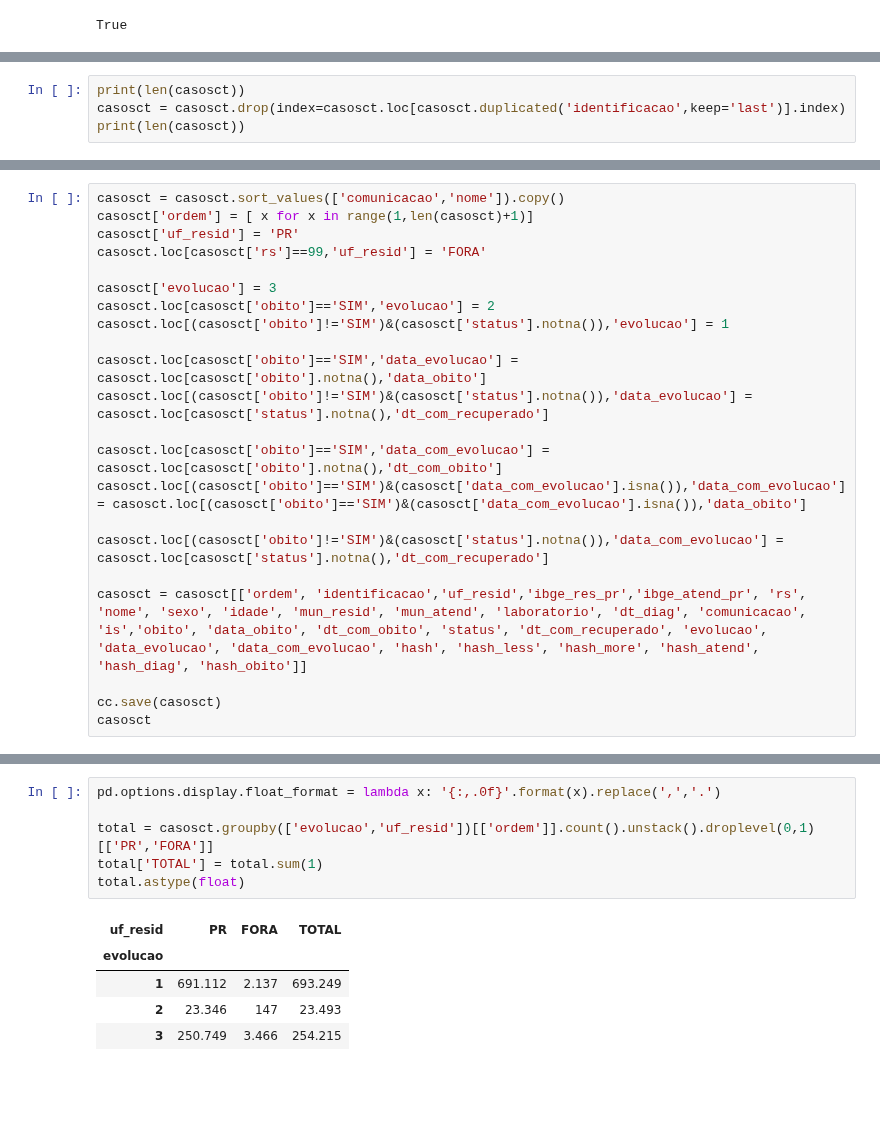
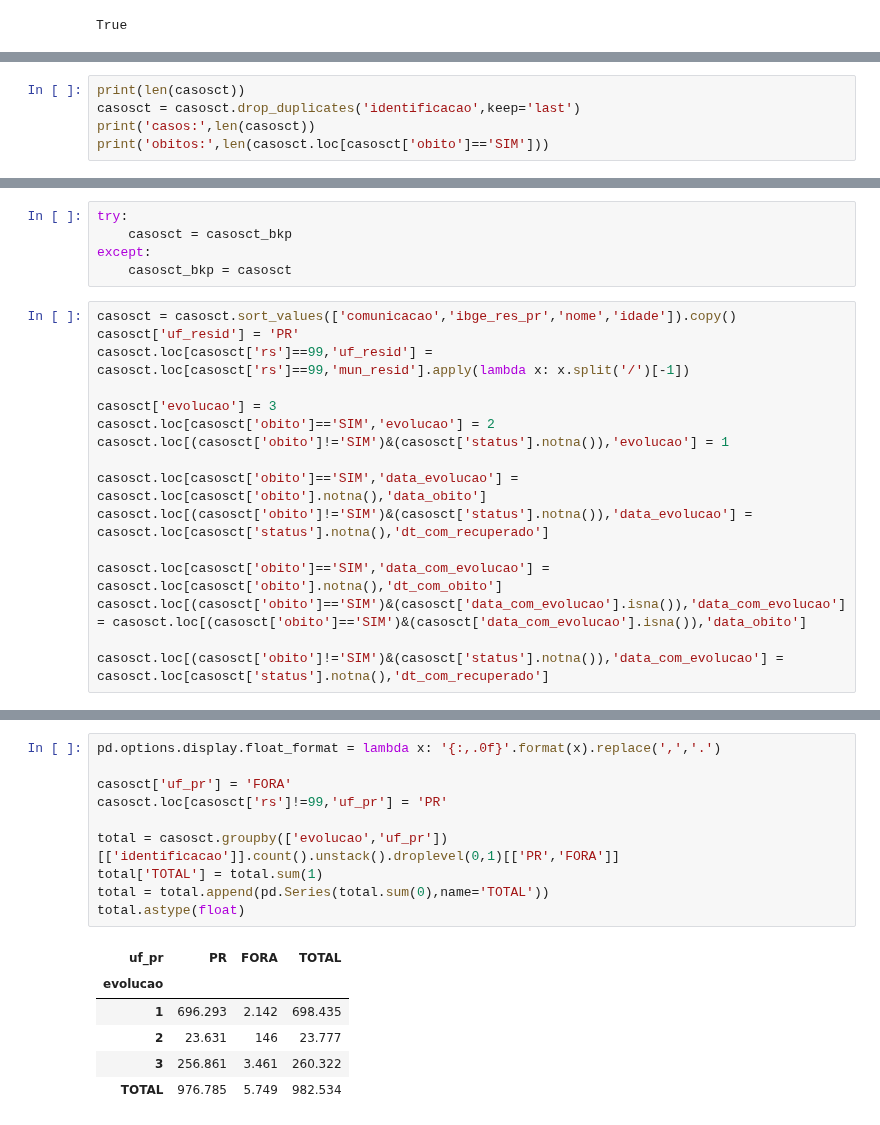
Before and after one commit to vinnylg/covid19datascience, a Jupyter notebook: notebooks/merge_access.ipynb, the cells around one changed output, grey strips where cells are left out. Drawn from its saved outputs; the diff is of its cells as text; blank space fills up the shorter version.

Commit message:
Finish merge_access
And prepare to init new casos_confirmados

```diff
--- a/notebooks/merge_access.ipynb
+++ b/notebooks/merge_access.ipynb
@@ -134,4 +134,0 @@ True
-# %%
-print(len(casosct))
-casosct = casosct.drop(index=casosct.loc[casosct.duplicated('identificacao',keep='last')].index)
-print(len(casosct))
@@ -157,0 +135,5 @@ len(casosct.loc[casosct['obito']=='SIM'])
+# %%
+print(len(casosct))
+casosct = casosct.drop_duplicates('identificacao',keep='last')
+print('casos:',len(casosct))
+print('obitos:',len(casosct.loc[casosct['obito']=='SIM']))
@@ -158,8 +144,12 @@ len(casosct.loc[casosct['obito']=='SIM'])
+# %%
+try:
+    casosct = casosct_bkp
+except:
+    casosct_bkp = casosct
 # %%
-casosct = casosct.sort_values(['comunicacao','nome']).copy()
-casosct['ordem'] = [ x for x in range(1,len(casosct)+1)]
+casosct = casosct.sort_values(['comunicacao','ibge_res_pr','nome','idade']).copy()
 casosct['uf_resid'] = 'PR'
-casosct.loc[casosct['rs']==99,'uf_resid'] = 'FORA'
+casosct.loc[casosct['rs']==99,'uf_resid'] = casosct.loc[casosct['rs']==99,'mun_resid'].apply(lambda x: x.split('/')[-1])
 
 casosct['evolucao'] = 3
 casosct.loc[casosct['obito']=='SIM','evolucao'] = 2
@@ -172,8 +162,3 @@ casosct.loc[casosct['obito']=='SIM','data_com_evolucao'] = casosct.loc[casosct['
 casosct.loc[(casosct['obito']=='SIM')&(casosct['data_com_evolucao'].isna()),'data_com_evolucao'] = casosct.loc[(casosct['obito']=='SIM')&(casosct['data_com_evolucao'].isna()),'data_obito']
 
 casosct.loc[(casosct['obito']!='SIM')&(casosct['status'].notna()),'data_com_evolucao'] = casosct.loc[casosct['status'].notna(),'dt_com_recuperado']
-
-casosct = casosct[['ordem', 'identificacao','uf_resid','ibge_res_pr','ibge_atend_pr', 'rs', 'nome', 'sexo', 'idade', 'mun_resid', 'mun_atend', 'laboratorio', 'dt_diag', 'comunicacao', 'is','obito', 'data_obito', 'dt_com_obito', 'status', 'dt_com_recuperado', 'evolucao', 'data_evolucao', 'data_com_evolucao', 'hash', 'hash_less', 'hash_more', 'hash_atend', 'hash_diag', 'hash_obito']]
-
-cc.save(casosct)
-casosct
@@ -194,12 +165,17 @@ casosct
 # %%
 pd.options.display.float_format = lambda x: '{:,.0f}'.format(x).replace(',','.')
 
-total = casosct.groupby(['evolucao','uf_resid'])[['ordem']].count().unstack().droplevel(0,1)[['PR','FORA']]
+casosct['uf_pr'] = 'FORA'
+casosct.loc[casosct['rs']!=99,'uf_pr'] = 'PR'
+
+total = casosct.groupby(['evolucao','uf_pr'])[['identificacao']].count().unstack().droplevel(0,1)[['PR','FORA']]
 total['TOTAL'] = total.sum(1)
+total = total.append(pd.Series(total.sum(0),name='TOTAL'))
 total.astype(float)
 # %% [output]
-| uf_resid | PR | FORA | TOTAL |
+| uf_pr | PR | FORA | TOTAL |
 | evolucao |  |  |  |
-| 1 | 691.112 | 2.137 | 693.249 |
-| 2 | 23.346 | 147 | 23.493 |
-| 3 | 250.749 | 3.466 | 254.215 |
+| 1 | 696.293 | 2.142 | 698.435 |
+| 2 | 23.631 | 146 | 23.777 |
+| 3 | 256.861 | 3.461 | 260.322 |
+| TOTAL | 976.785 | 5.749 | 982.534 |
```
Also changed, not shown: parts of 22 cells of this notebook, 2 other files.
